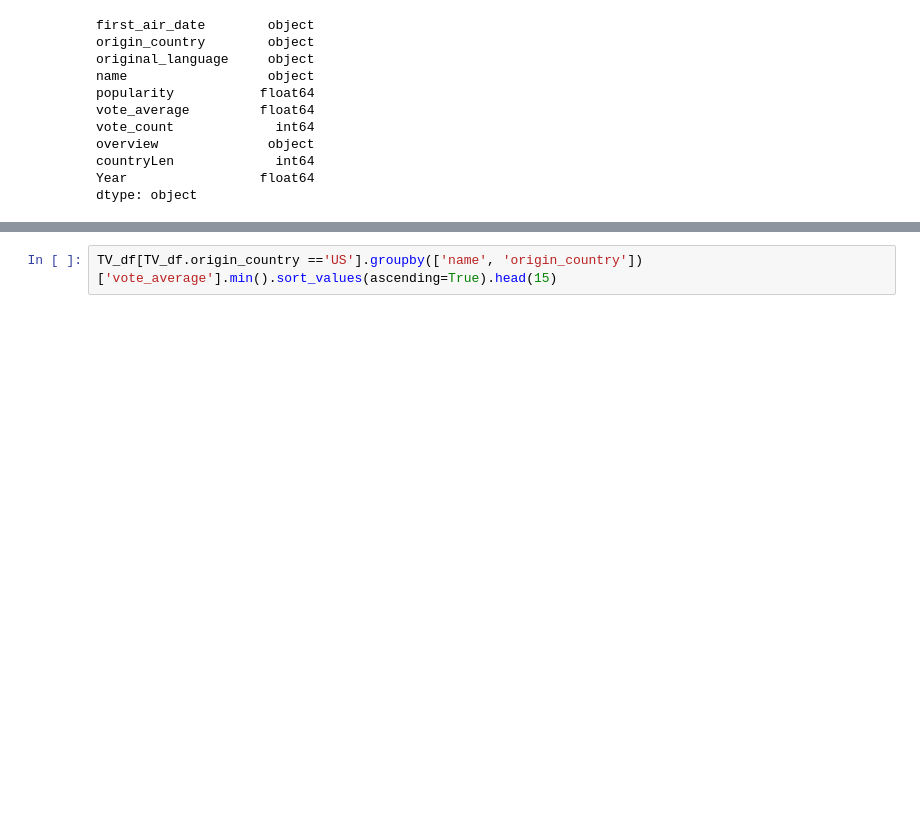
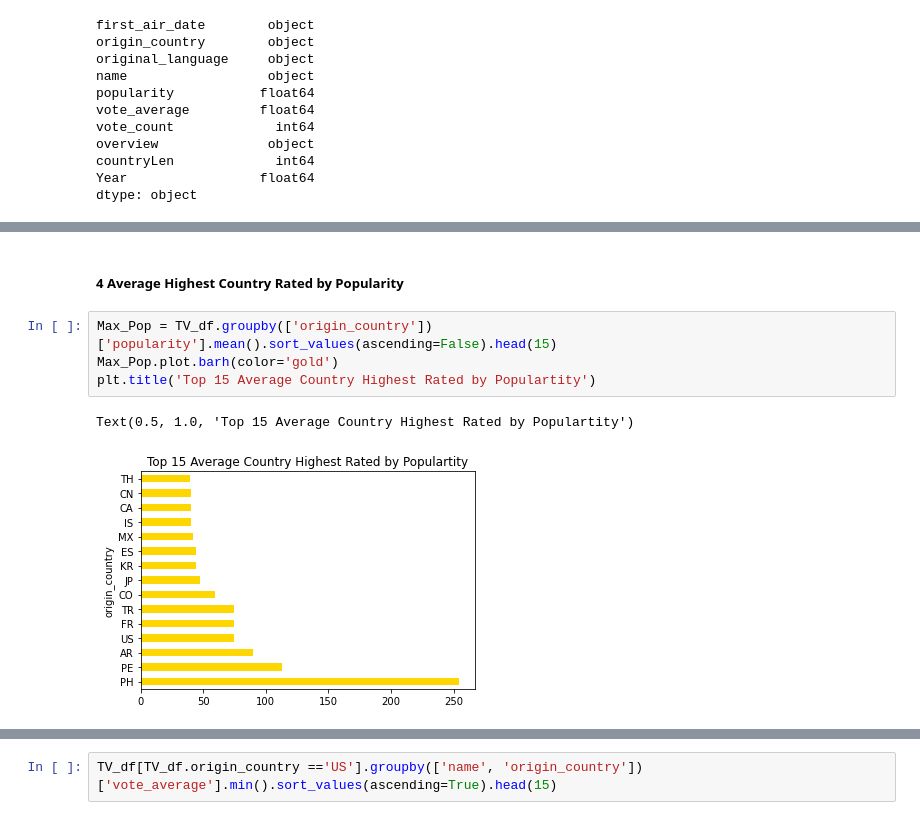
Before and after one commit to allisoncwalker/Data-Analysis-Notebook, a Jupyter notebook: notebook1.ipynb, the cells around one changed output, grey strips where cells are left out. Cells and saved outputs as stored; diff of their text form; blank space fills up the shorter version.

```diff
--- a/notebook1.ipynb
+++ b/notebook1.ipynb
@@ -169,0 +171,9 @@ Min_Pop.plot.barh()
+# %% [markdown]
+##### 4 Average Highest Country Rated by Popularity
+# %%
+Max_Pop = TV_df.groupby(['origin_country'])['popularity'].mean().sort_values(ascending=False).head(15)
+Max_Pop.plot.barh(color='gold')
+plt.title('Top 15 Average Country Highest Rated by Populartity')
+# %% [output]
+Text(0.5, 1.0, 'Top 15 Average Country Highest Rated by Populartity')
+[figure, added]
```
Also changed, not shown: parts of 48 cells of this notebook.
